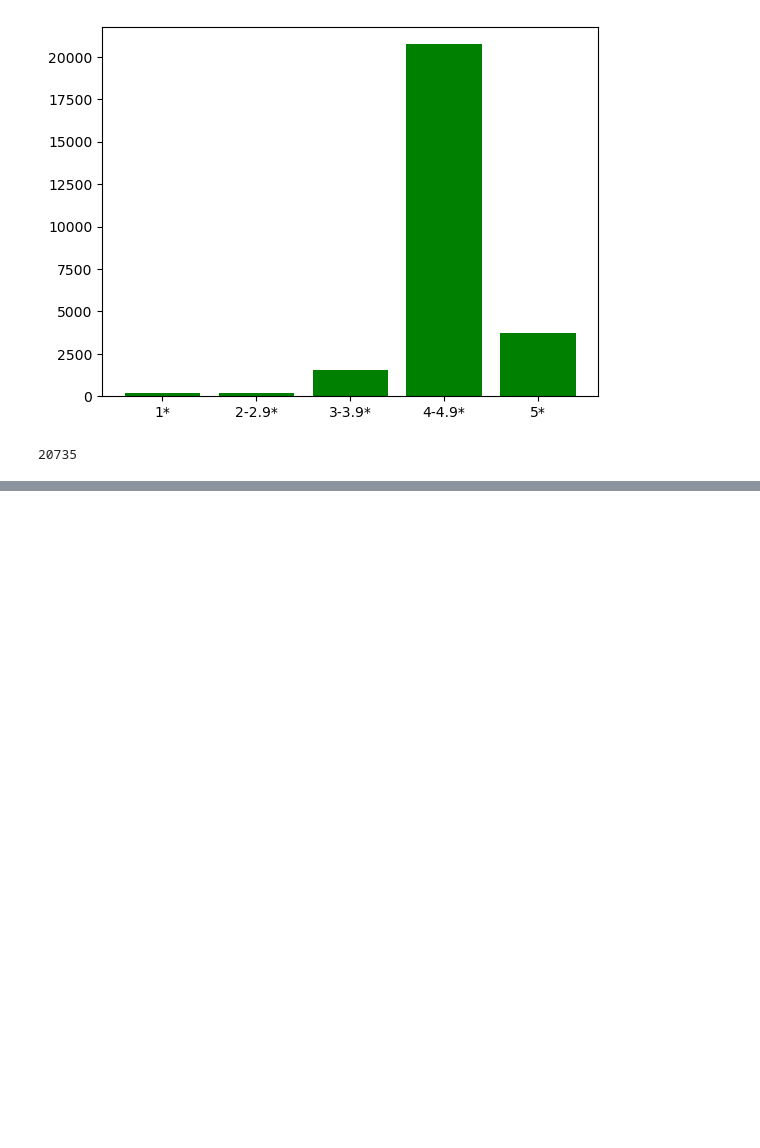
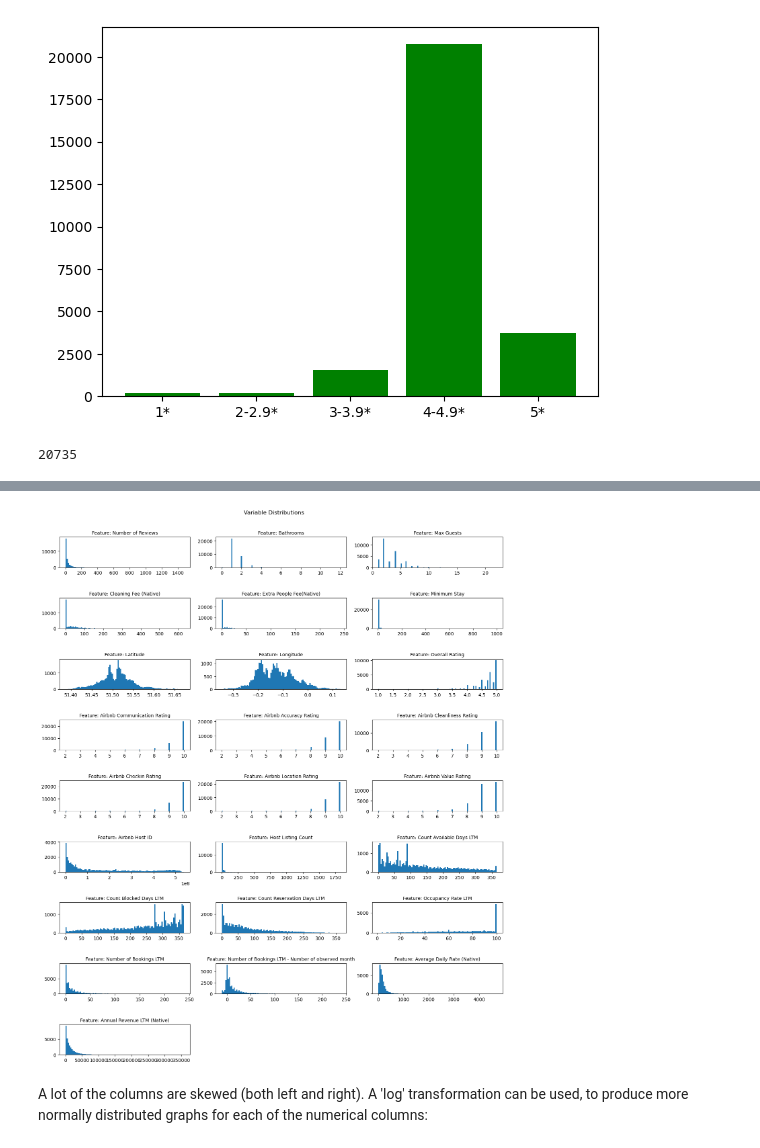
Before and after one commit to BMedlam/Accounting-For-Taste, a Jupyter notebook: EDA - Capstone.ipynb, the cells around one changed output, grey strips where cells are left out. Saved outputs shown, nothing was run; the diff lists cells and outputs as text; code cells hidden in the pictures; blank space fills up the shorter version.

```diff
--- a/EDA - Capstone.ipynb
+++ b/EDA - Capstone.ipynb
@@ -260,0 +315,3 @@ len(airbnb_ldn[(airbnb_ldn['Overall Rating'] >= 4) & (airbnb_ldn['Overall Rating
+# %%
+num_cols = airbnb_ldn.select_dtypes(include=['int', 'float64'])
+num_cols.head().T
@@ -260,0 +353,21 @@ len(airbnb_ldn[(airbnb_ldn['Overall Rating'] >= 4) & (airbnb_ldn['Overall Rating
+# %%
+# create a subplots structure with 4 columns and 5 rows
+cols = 3
+rows = len(num_cols.columns)//cols + 1
+
+plt.figure(figsize=(17, 20))
+plt.tight_layout()
+plt.subplots_adjust(hspace = 1)
+plt.suptitle('Variable Distributions', y=0.92)
+
+for i, column in enumerate(num_cols.columns):
+    ax = plt.subplot(rows, cols, i+1)
+    ax.set_title(f"Feature: {column}", size=10)
+    ax.hist(num_cols[column], bins=100)
+
+
+plt.show()
+# %% [output]
+[figure, added]
+# %% [markdown]
+A lot of the columns are skewed (both left and right). A 'log' transformation can be used, to produce more normally distributed graphs for each of the numerical columns:
```
Also changed, not shown: parts of 13 cells of this notebook.
